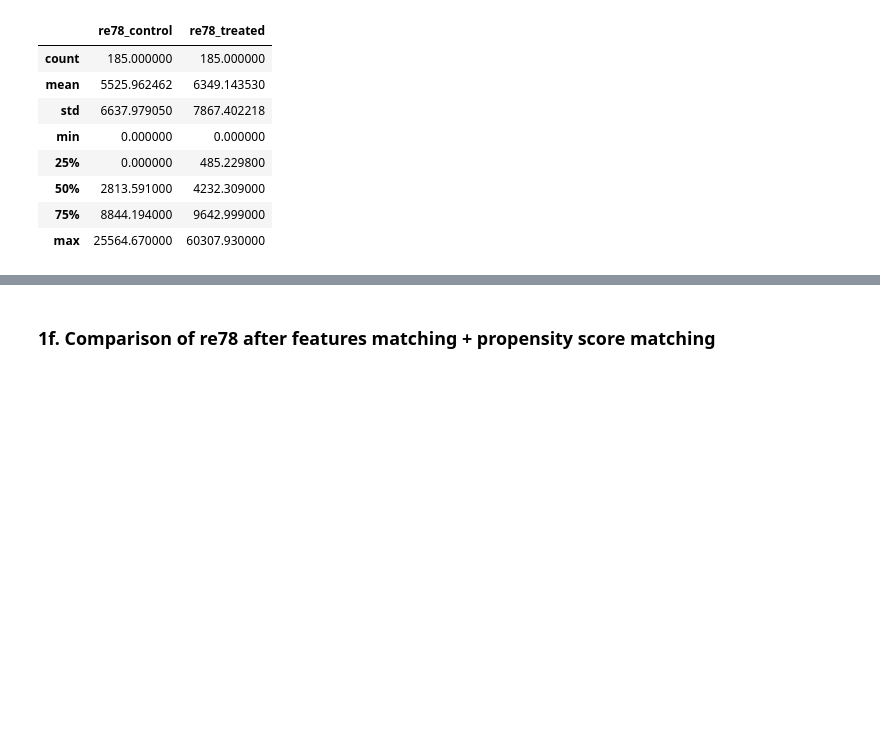
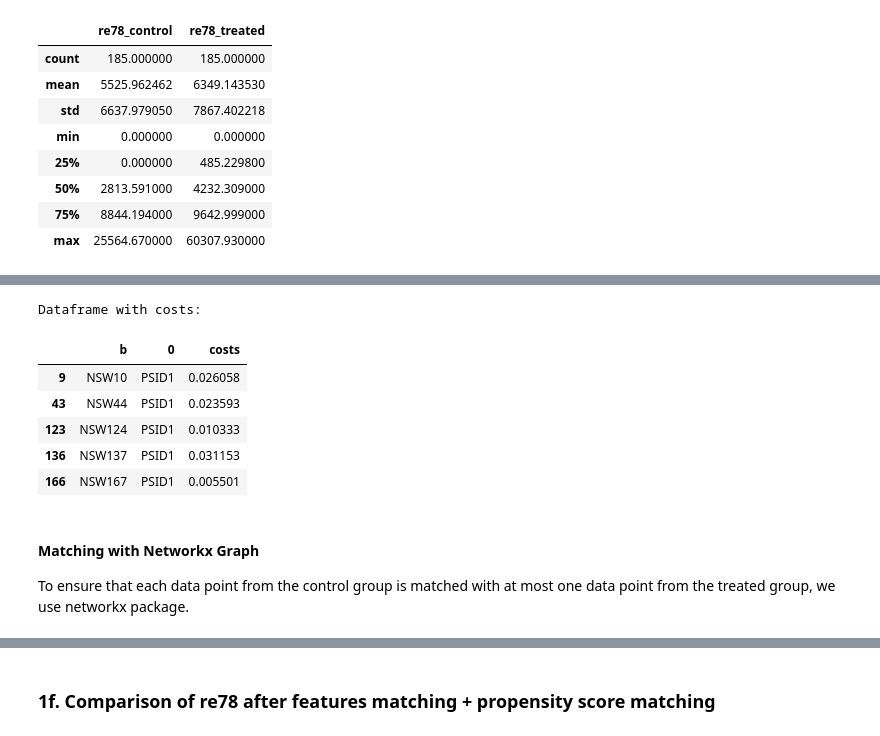
Before and after one commit to sanadhis/ADA-2017, a Jupyter notebook: 04 - Applied ML/Homework04.ipynb, the cells around one changed output, grey strips where cells are left out. Saved outputs shown, nothing was run; the diff lists cells and outputs as text; code cells hidden in the pictures; blank space fills up the shorter version.

```diff
--- a/04 - Applied ML/Homework04.ipynb
+++ b/04 - Applied ML/Homework04.ipynb
@@ -687,17 +559,0 @@ Now we will redo the work in 1d. But we filter connection (vertices) from point
-# %%
-df_pr_weights = pd.DataFrame()
-for row in df_control_prop_scr[['id','propensity_score','black','married']].iterrows():
-    id      = row[1][0]
-    pr_ctrl = row[1][1]
-    black   = row[1][2]
-    married = row[1][3]
-    weights = -1 * abs(pr_ctrl - df_treated_prop_scr.loc[(df_treated_prop_scr["black"] == black ) \
-                                                         & (df_treated_prop_scr["married"] == married)]
-                                                        .propensity_score)
-    df_pr_weight            = pd.DataFrame(df_treated_prop_scr[['id']])
-    df_pr_weight.columns    = [['b']]
-    df_pr_weight['0']       = id
-    df_pr_weight["weights"] = pd.DataFrame(weights)
-    df_pr_weights           = pd.concat([df_pr_weights,df_pr_weight.dropna(axis=0)])
-
-display(df_pr_weights.head(5))
@@ -845,0 +741,41 @@ ax4.set_title("Distribution of Earings 1975 in Treated (Blue) and Control(Green)
+# %%
+# Init an empty dataframe: costs of propensity scores between matched features only
+df_matched_f_pr_costs = pd.DataFrame()
+
+# Loop through each subject in control group.
+for row in df_control_prop_scr[['id','propensity_score','black','married']].iterrows():
+    # get subject id and subject propensity score
+    subject_id     = row[1][0]
+    subject_pr_scr = row[1][1]
+
+    # get black and married property of the control subject
+    subject_black   = row[1][2]
+    subject_married = row[1][3]
+
+    # measure absolute costs from all subject in treated group to this control subject
+    costs = abs(subject_pr_scr - df_treated_prop_scr.loc[(df_treated_prop_scr["black"] == subject_black ) \
+                                                         & (df_treated_prop_scr["married"] == subject_married)]
+                                                        .propensity_score)
+
+    # form dataframe contains: "0" source, "b" destination, "costs" of "0"-"b"
+    df_pr_cost          = pd.DataFrame(df_treated_prop_scr[['id']])
+    df_pr_cost.columns  = [['b']]
+    df_pr_cost['0']     = subject_id
+    df_pr_cost["costs"] = pd.DataFrame(costs)
+
+    # append distance per subject
+    df_matched_f_pr_costs           = pd.concat([df_matched_f_pr_costs, df_pr_cost.dropna(axis=0)])
+
+print("Dataframe with costs:")
+display(df_matched_f_pr_costs.head(5))
+# %% [output]
+Dataframe with costs:
+|  | b | 0 | costs |
+| 9 | NSW10 | PSID1 | 0.026058 |
+| 43 | NSW44 | PSID1 | 0.023593 |
+| 123 | NSW124 | PSID1 | 0.010333 |
+| 136 | NSW137 | PSID1 | 0.031153 |
+| 166 | NSW167 | PSID1 | 0.005501 |
+# %% [markdown]
+#### Matching with Networkx Graph
+To ensure that each data point from the control group is matched with at most one data point from the treated group, we use networkx package.
```
Also changed, not shown: parts of 79 cells of this notebook.
